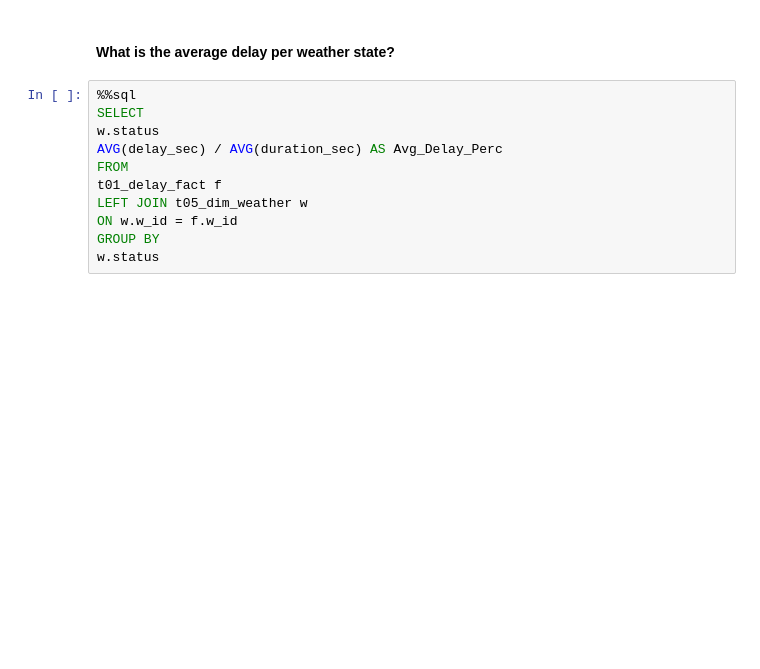
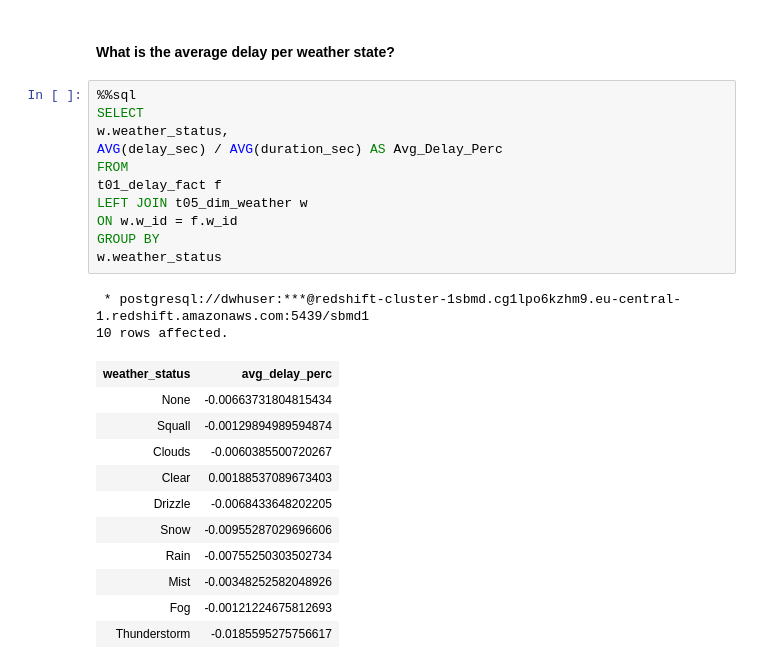
Before and after one commit to ChristophGmeiner/sbmd, a Jupyter notebook: NB02_FirstAnalysis.ipynb, the cells around one changed output. Drawn from its saved outputs; the diff is of its cells as text; blank space fills up the shorter version.

```diff
--- a/NB02_FirstAnalysis.ipynb
+++ b/NB02_FirstAnalysis.ipynb
@@ -70,11 +113,25 @@ t.hour
 # %%
 %%sql
 SELECT
-w.status
+w.weather_status,
 AVG(delay_sec) / AVG(duration_sec) AS Avg_Delay_Perc
 FROM
 t01_delay_fact f
 LEFT JOIN t05_dim_weather w
 ON w.w_id = f.w_id
 GROUP BY
-w.status
+w.weather_status
+# %% [output]
+ * postgresql://dwhuser:***@redshift-cluster-1sbmd.cg1lpo6kzhm9.eu-central-1.redshift.amazonaws.com:5439/sbmd1
+10 rows affected.
+| weather_status | avg_delay_perc |
+| None | -0.00663731804815434 |
+| Squall | -0.00129894989594874 |
+| Clouds | -0.0060385500720267 |
+| Clear | 0.00188537089673403 |
+| Drizzle | -0.0068433648202205 |
+| Snow | -0.00955287029696606 |
+| Rain | -0.00755250303502734 |
+| Mist | -0.00348252582048926 |
+| Fog | -0.00121224675812693 |
+| Thunderstorm | -0.0185595275756617 |
```
Also changed, not shown: parts of 11 cells of this notebook, 1 other file.
